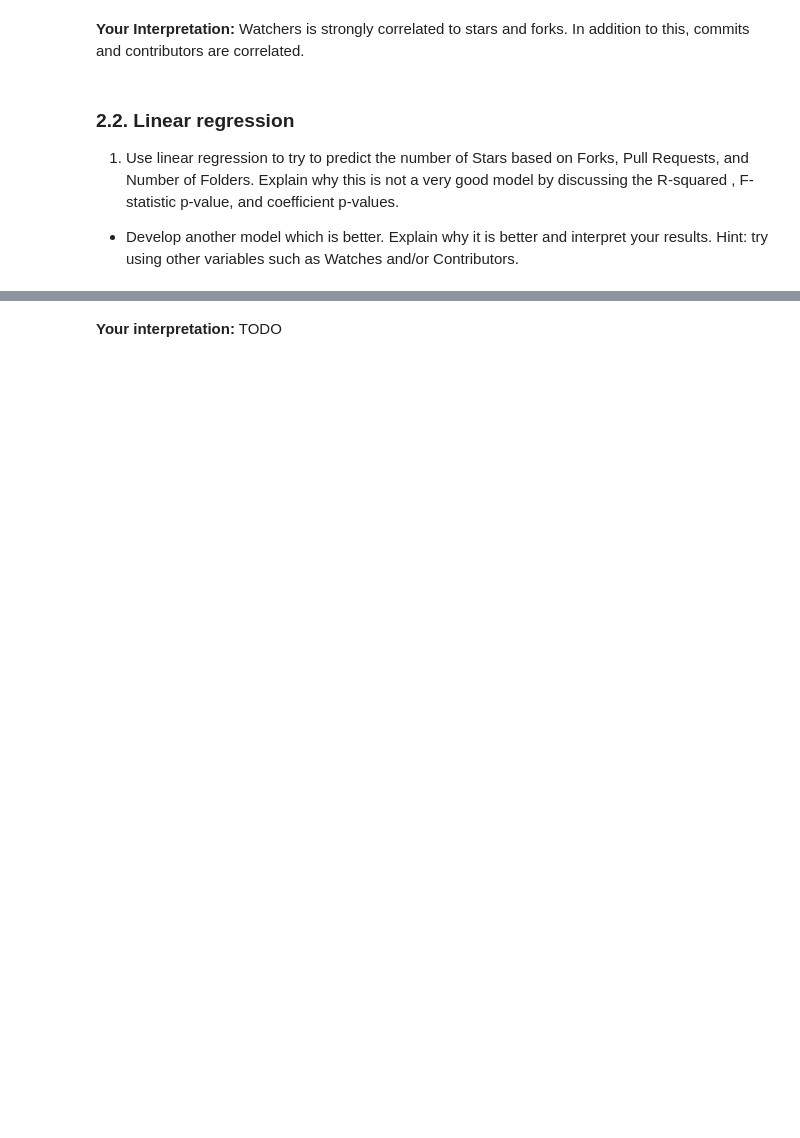
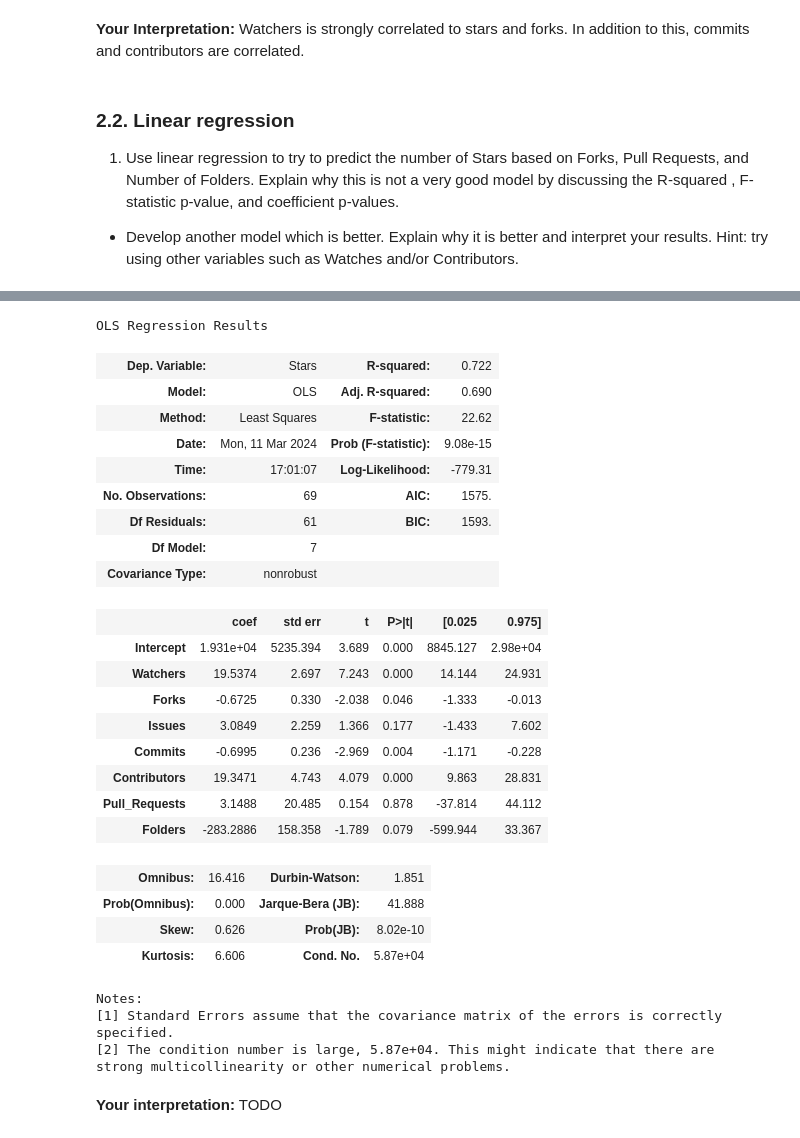
Before and after one commit to logancorrea/Intro-to-Data-Science, a Jupyter notebook: Homework/HW06/HW6.ipynb, the cells around one changed output, grey strips where cells are left out. Saved outputs shown, nothing was run; the diff lists cells and outputs as text; code cells hidden in the pictures; blank space fills up the shorter version.

```diff
--- a/Homework/HW06/HW6.ipynb
+++ b/Homework/HW06/HW6.ipynb
@@ -378,2 +402,35 @@ model_ols = sm.ols(formula= "Stars ~ Forks + Pull_Requests +
+# %%
+# Second regression model
+regession_cleaned = project_info_cleaned.dropna().astype(int)
+model_ols = sm.ols(formula= "Stars ~ Watchers + Forks + Issues + Commits + Contributors + Pull_Requests + Folders", data=regession_cleaned).fit()
+model_ols.summary()
+# %% [output]
+OLS Regression Results
+| Dep. Variable: | Stars | R-squared: | 0.722 |
+| Model: | OLS | Adj. R-squared: | 0.690 |
+| Method: | Least Squares | F-statistic: | 22.62 |
+| Date: | Mon, 11 Mar 2024 | Prob (F-statistic): | 9.08e-15 |
+| Time: | 17:01:07 | Log-Likelihood: | -779.31 |
+| No. Observations: | 69 | AIC: | 1575. |
+| Df Residuals: | 61 | BIC: | 1593. |
+| Df Model: | 7 |  |  |
+| Covariance Type: | nonrobust |  |  |
+|  | coef | std err | t | P>|t| | [0.025 | 0.975] |
+| Intercept | 1.931e+04 | 5235.394 | 3.689 | 0.000 | 8845.127 | 2.98e+04 |
+| Watchers | 19.5374 | 2.697 | 7.243 | 0.000 | 14.144 | 24.931 |
+| Forks | -0.6725 | 0.330 | -2.038 | 0.046 | -1.333 | -0.013 |
+| Issues | 3.0849 | 2.259 | 1.366 | 0.177 | -1.433 | 7.602 |
+| Commits | -0.6995 | 0.236 | -2.969 | 0.004 | -1.171 | -0.228 |
+| Contributors | 19.3471 | 4.743 | 4.079 | 0.000 | 9.863 | 28.831 |
+| Pull_Requests | 3.1488 | 20.485 | 0.154 | 0.878 | -37.814 | 44.112 |
+| Folders | -283.2886 | 158.358 | -1.789 | 0.079 | -599.944 | 33.367 |
+| Omnibus: | 16.416 | Durbin-Watson: | 1.851 |
+| Prob(Omnibus): | 0.000 | Jarque-Bera (JB): | 41.888 |
+| Skew: | 0.626 | Prob(JB): | 8.02e-10 |
+| Kurtosis: | 6.606 | Cond. No. | 5.87e+04 |
+Notes:
+[1] Standard Errors assume that the covariance matrix of the errors is correctly specified.
+[2] The condition number is large, 5.87e+04. This might indicate that there are
+strong multicollinearity or other numerical problems.
 # %% [markdown]
 **Your interpretation:** TODO
```
Also changed, not shown: parts of 5 cells of this notebook, 1 other file.
